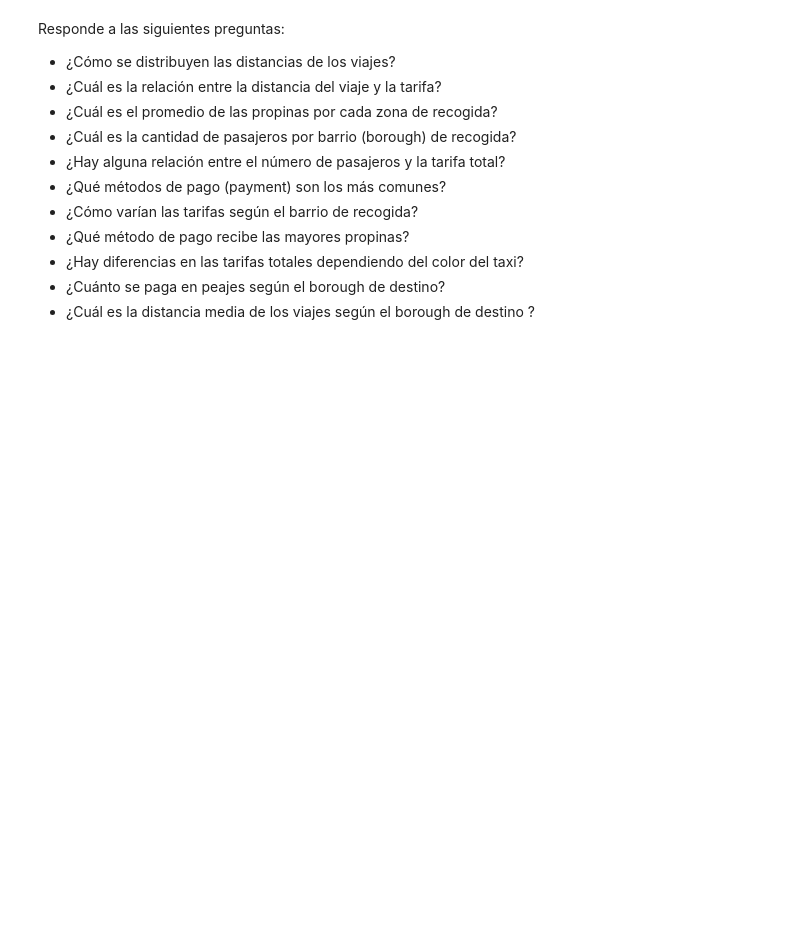
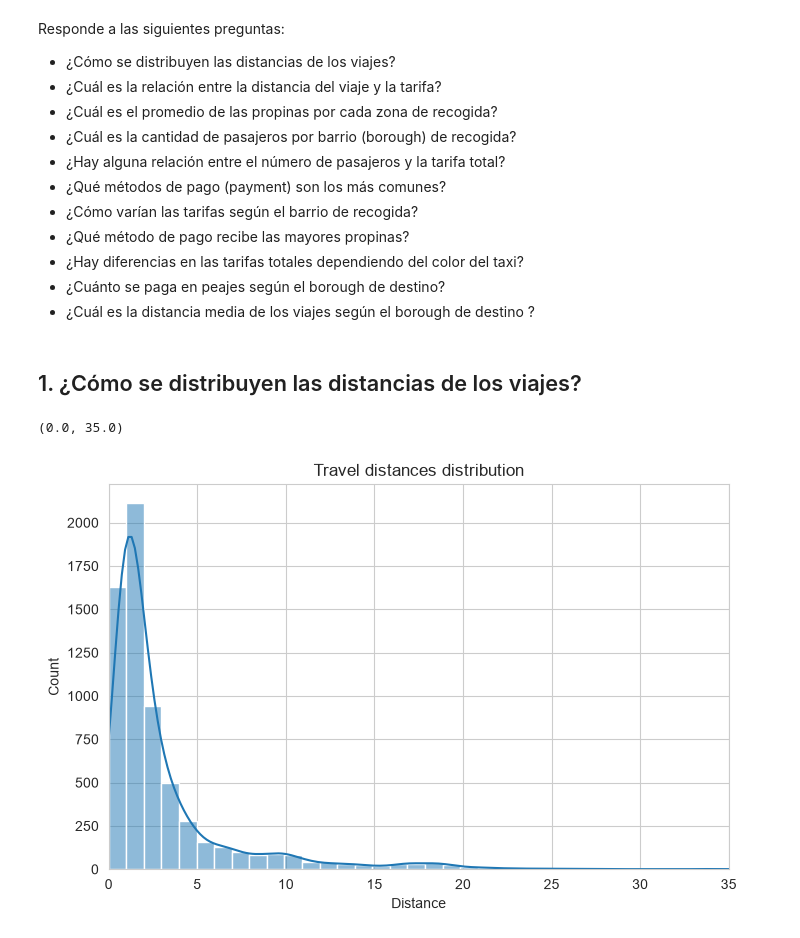
Before and after one commit to Haths-avg/Python_Basics_for_DS, a Jupyter notebook: notebooks/Lesson IV - Intro_to_plotting.ipynb, the cells around one changed output. Saved outputs shown, nothing was run; the diff lists cells and outputs as text; code cells hidden in the pictures; blank space fills up the shorter version.

Commit message:
COMPLETED taxi extra exercices

```diff
--- a/notebooks/Lesson IV - Intro_to_plotting.ipynb
+++ b/notebooks/Lesson IV - Intro_to_plotting.ipynb
@@ -379,3 +378,19 @@ Responde a las siguientes preguntas:
 - ¿Hay diferencias en las tarifas totales dependiendo del color del taxi?
 - ¿Cuánto se paga en peajes según el borough de destino?
 - ¿Cuál es la distancia media de los viajes según el borough de destino ?
+# %%
+sns.set_style('whitegrid')
+# %% [markdown]
+## 1. ¿Cómo se distribuyen las distancias de los viajes?
+# %%
+plt.figure(figsize=(8,5))
+
+sns.histplot(x='distance', data=taxis_df, kde=True, binwidth= 1)
+
+
+plt.title("Travel distances distribution")
+plt.xlabel("Distance")
+plt.xlim(0, 35)
+# %% [output]
+(0.0, 35.0)
+[figure, added]
```
Also changed, not shown: parts of 36 cells of this notebook.
